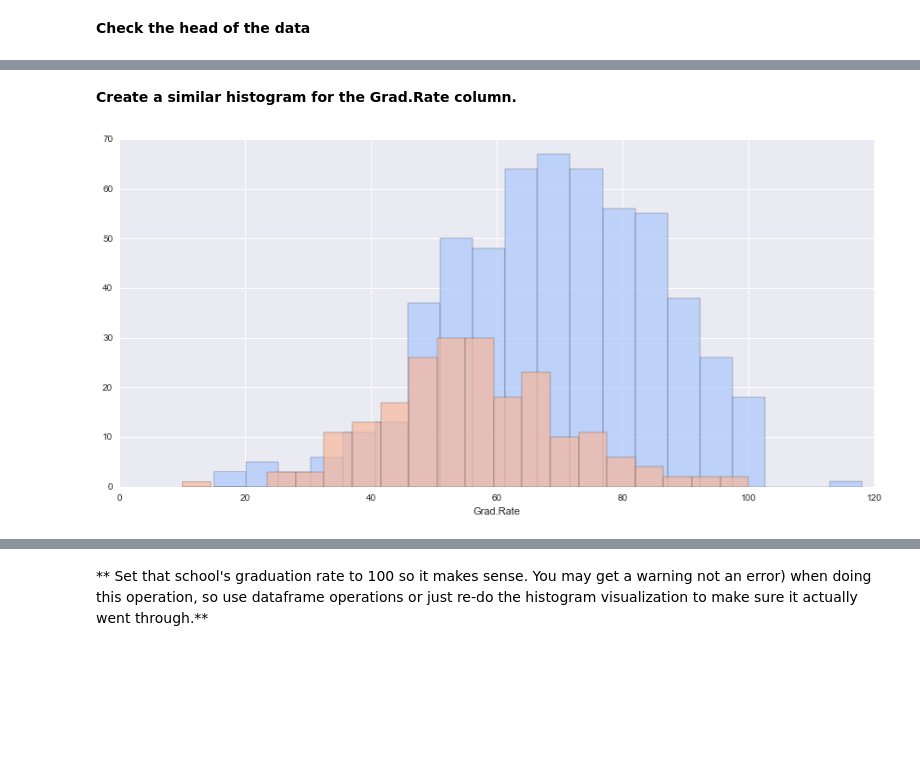
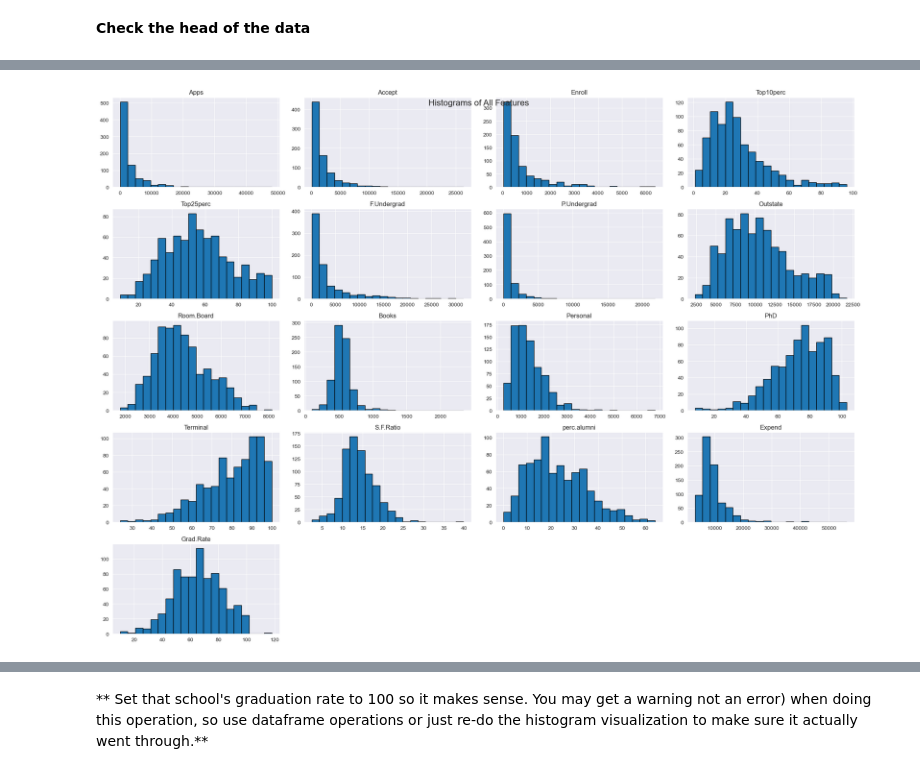
Before and after one commit to Minhhoang2606/Python-for-Data-Science-and-Machine-Learning-Bootcamp, a Jupyter notebook: 17-K-Means-Clustering/03-K Means Clustering Project.ipynb, the cells around one changed output, grey strips where cells are left out. Saved outputs shown, nothing was run; the diff lists cells and outputs as text; code cells hidden in the pictures; blank space fills up the shorter version.

```diff
--- a/17-K-Means-Clustering/03-K Means Clustering Project.ipynb
+++ b/17-K-Means-Clustering/03-K Means Clustering Project.ipynb
@@ -100,4 +106,0 @@ It's time to create some data visualizations!
-# %%
-sns.set_style('whitegrid')
-sns.lmplot('Room.Board','Grad.Rate',data=df, hue='Private',
-           palette='coolwarm',size=6,aspect=1,fit_reg=False)
@@ -109,4 +106,0 @@ sns.lmplot('Room.Board','Grad.Rate',data=df, hue='Private',
-# %%
-sns.set_style('whitegrid')
-sns.lmplot('Outstate','F.Undergrad',data=df, hue='Private',
-           palette='coolwarm',size=6,aspect=1,fit_reg=False)
@@ -118,4 +106,0 @@ sns.lmplot('Outstate','F.Undergrad',data=df, hue='Private',
-# %%
-sns.set_style('darkgrid')
-g = sns.FacetGrid(df,hue="Private",palette='coolwarm',size=6,aspect=2)
-g = g.map(plt.hist,'Outstate',bins=20,alpha=0.7)
@@ -124,8 +107,8 @@ g = g.map(plt.hist,'Outstate',bins=20,alpha=0.7)
-# %% [markdown]
-**Create a similar histogram for the Grad.Rate column.**
-# %%
-sns.set_style('darkgrid')
-g = sns.FacetGrid(df,hue="Private",palette='coolwarm',size=6,aspect=2)
-g = g.map(plt.hist,'Grad.Rate',bins=20,alpha=0.7)
-# %% [output]
-[figure, removed]
+# %%
+# Create histograms for all features
+df.hist(bins=20, figsize=(20, 15), edgecolor='black')
+plt.suptitle("Histograms of All Features", fontsize=16, y=0.95)
+plt.tight_layout()
+plt.show()
+# %% [output]
+[figure, added]
```
Also changed, not shown: parts of 24 cells of this notebook, 1 other file.
